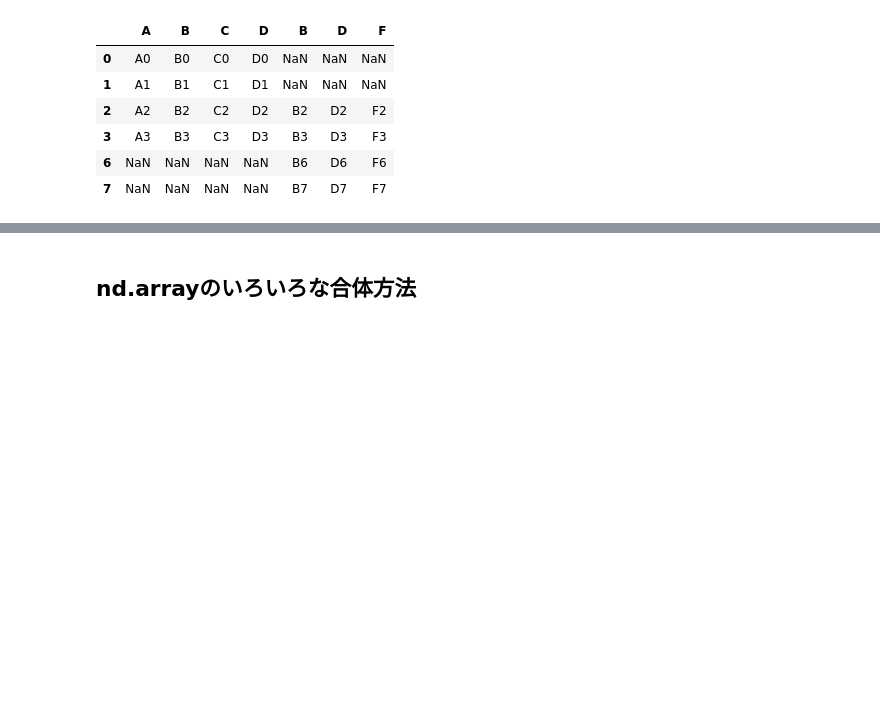
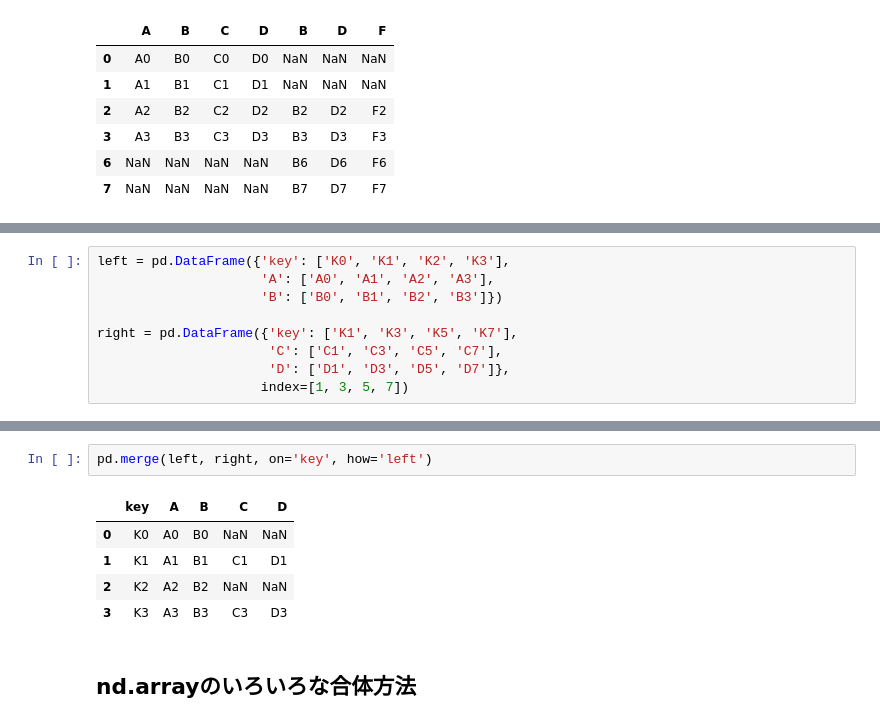
Before and after one commit to keeesuke/study_machinelearning, a Jupyter notebook: 備考.ipynb, the cells around one changed output, grey strips where cells are left out. Cells and saved outputs as stored; diff of their text form; blank space fills up the shorter version.

```diff
--- a/備考.ipynb
+++ b/備考.ipynb
@@ -299,0 +371,9 @@ pd.concat([df1, df4], axis=1)
+# %%
+left = pd.DataFrame({'key': ['K0', 'K1', 'K2', 'K3'],
+                     'A': ['A0', 'A1', 'A2', 'A3'],
+                     'B': ['B0', 'B1', 'B2', 'B3']})
+
+right = pd.DataFrame({'key': ['K1', 'K3', 'K5', 'K7'],
+                      'C': ['C1', 'C3', 'C5', 'C7'],
+                      'D': ['D1', 'D3', 'D5', 'D7']},
+                     index=[1, 3, 5, 7])
@@ -300,3 +409,11 @@ pd.concat([df1, df4], axis=1)
+# %%
+pd.merge(left, right, on='key', how='left')
+# %% [output]
+|  | key | A | B | C | D |
+| 0 | K0 | A0 | B0 | NaN | NaN |
+| 1 | K1 | A1 | B1 | C1 | D1 |
+| 2 | K2 | A2 | B2 | NaN | NaN |
+| 3 | K3 | A3 | B3 | C3 | D3 |
 # %% [markdown]
 ## nd.arrayのいろいろな合体方法
 # %%
```
Also changed, not shown: parts of 38 cells of this notebook, 1 other file.
